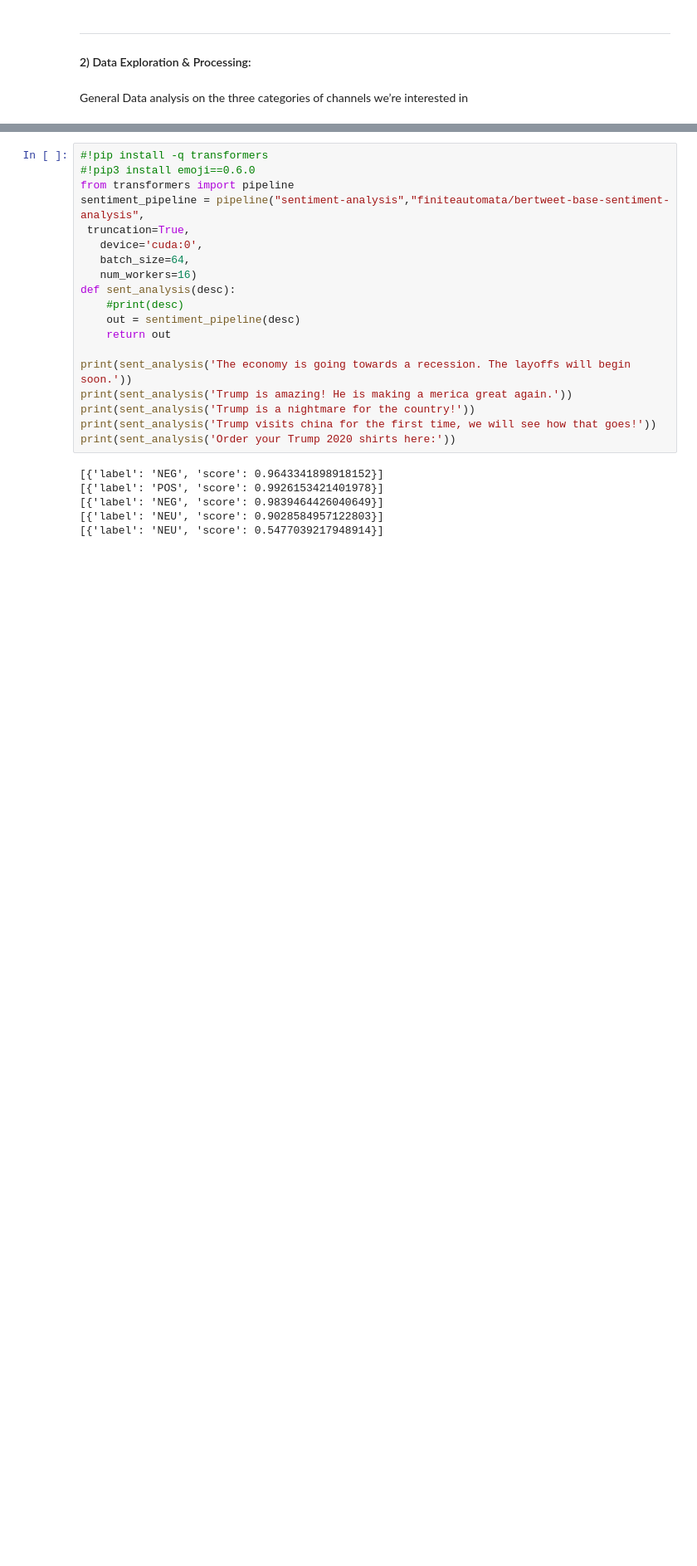
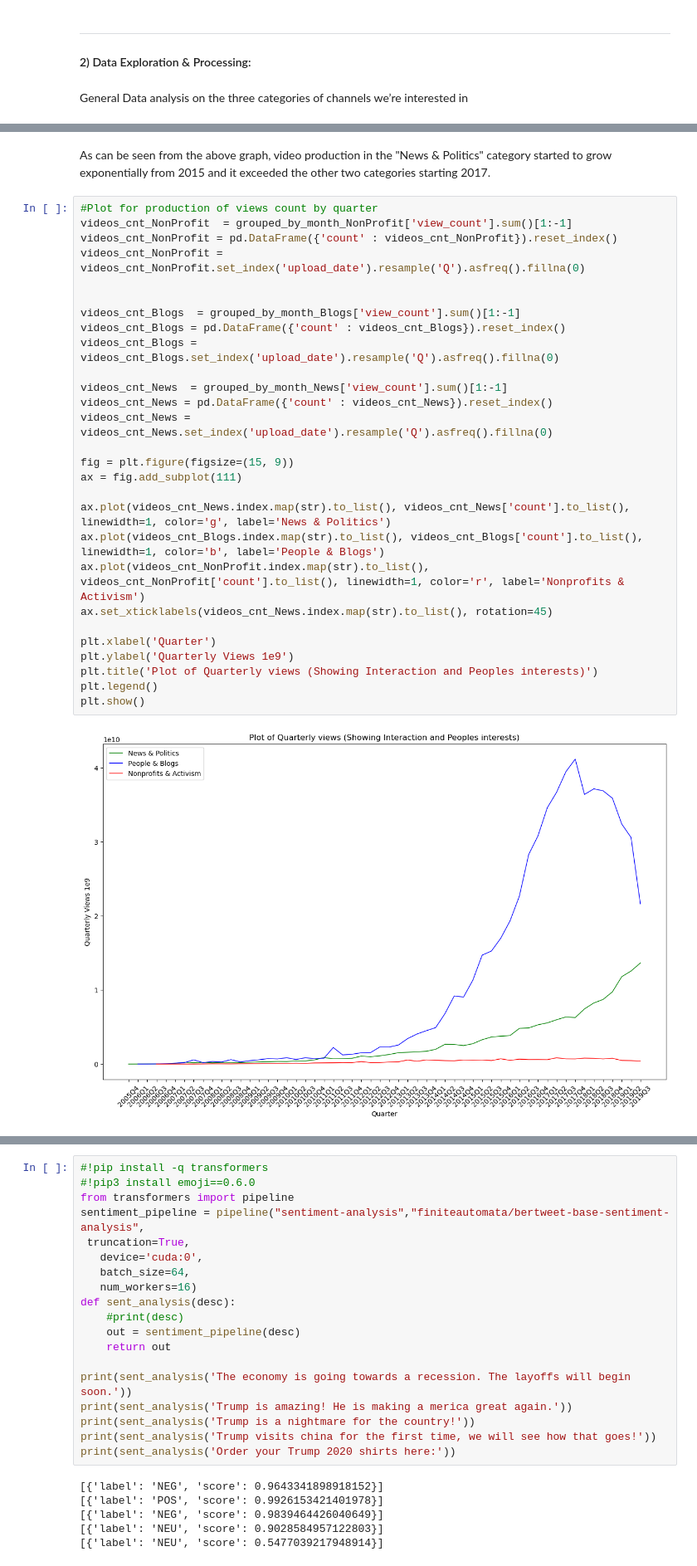
Before and after one commit to epfl-ada/ada-2022-project-powerrangers, a Jupyter notebook: explore_data.ipynb, the cells around one changed output, grey strips where cells are left out. Shown at 83% size. Cells and saved outputs as stored; diff of their text form; blank space fills up the shorter version.

```diff
--- a/explore_data.ipynb
+++ b/explore_data.ipynb
@@ -112,0 +206,32 @@ General Data analysis on the three categories of channels we’re interested in
+# %% [markdown]
+As can be seen from the above graph, video production in the "News & Politics" category started to grow exponentially from 2015 and it exceeded the other two categories starting 2017.
+# %%
+#Plot for production of views count by quarter
+videos_cnt_NonProfit  = grouped_by_month_NonProfit['view_count'].sum()[1:-1]
+videos_cnt_NonProfit = pd.DataFrame({'count' : videos_cnt_NonProfit}).reset_index()
+videos_cnt_NonProfit = videos_cnt_NonProfit.set_index('upload_date').resample('Q').asfreq().fillna(0)
+
+
+videos_cnt_Blogs  = grouped_by_month_Blogs['view_count'].sum()[1:-1]
+videos_cnt_Blogs = pd.DataFrame({'count' : videos_cnt_Blogs}).reset_index()
+videos_cnt_Blogs = videos_cnt_Blogs.set_index('upload_date').resample('Q').asfreq().fillna(0)
+
+videos_cnt_News  = grouped_by_month_News['view_count'].sum()[1:-1]
+videos_cnt_News = pd.DataFrame({'count' : videos_cnt_News}).reset_index()
+videos_cnt_News = videos_cnt_News.set_index('upload_date').resample('Q').asfreq().fillna(0)
+
+fig = plt.figure(figsize=(15, 9))
+ax = fig.add_subplot(111)
+
+ax.plot(videos_cnt_News.index.map(str).to_list(), videos_cnt_News['count'].to_list(), linewidth=1, color='g', label='News & Politics')
+ax.plot(videos_cnt_Blogs.index.map(str).to_list(), videos_cnt_Blogs['count'].to_list(), linewidth=1, color='b', label='People & Blogs')
+ax.plot(videos_cnt_NonProfit.index.map(str).to_list(), videos_cnt_NonProfit['count'].to_list(), linewidth=1, color='r', label='Nonprofits & Activism')
+ax.set_xticklabels(videos_cnt_News.index.map(str).to_list(), rotation=45)
+
+plt.xlabel('Quarter')
+plt.ylabel('Quarterly Views 1e9')
+plt.title('Plot of Quarterly views (Showing Interaction and Peoples interests)')
+plt.legend()
+plt.show()
+# %% [output]
+[figure, added]
```
Also changed, not shown: parts of 17 cells of this notebook.
